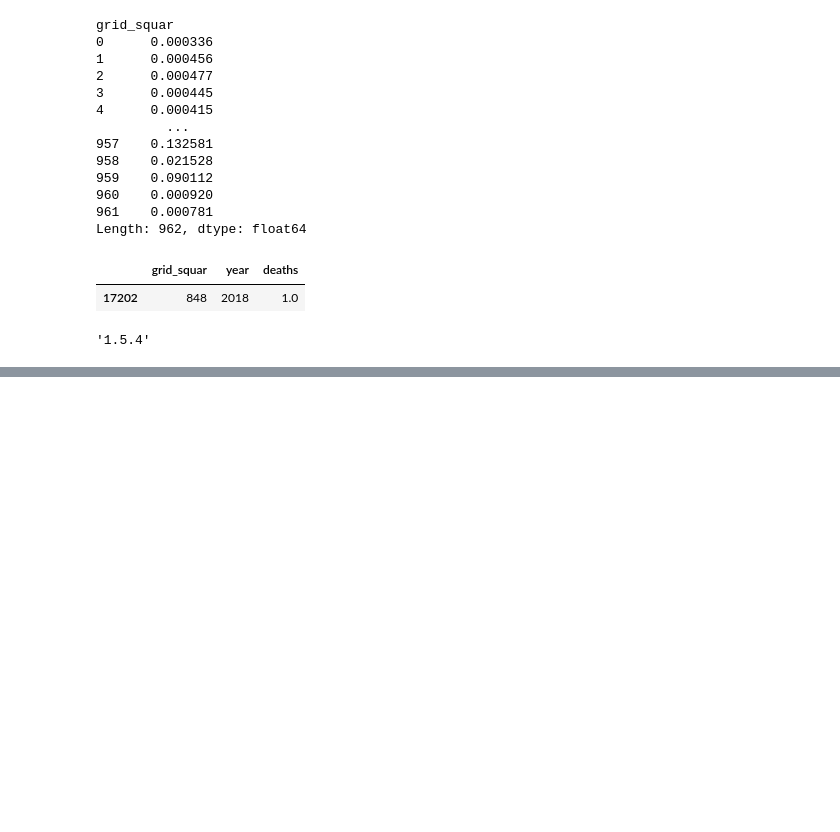
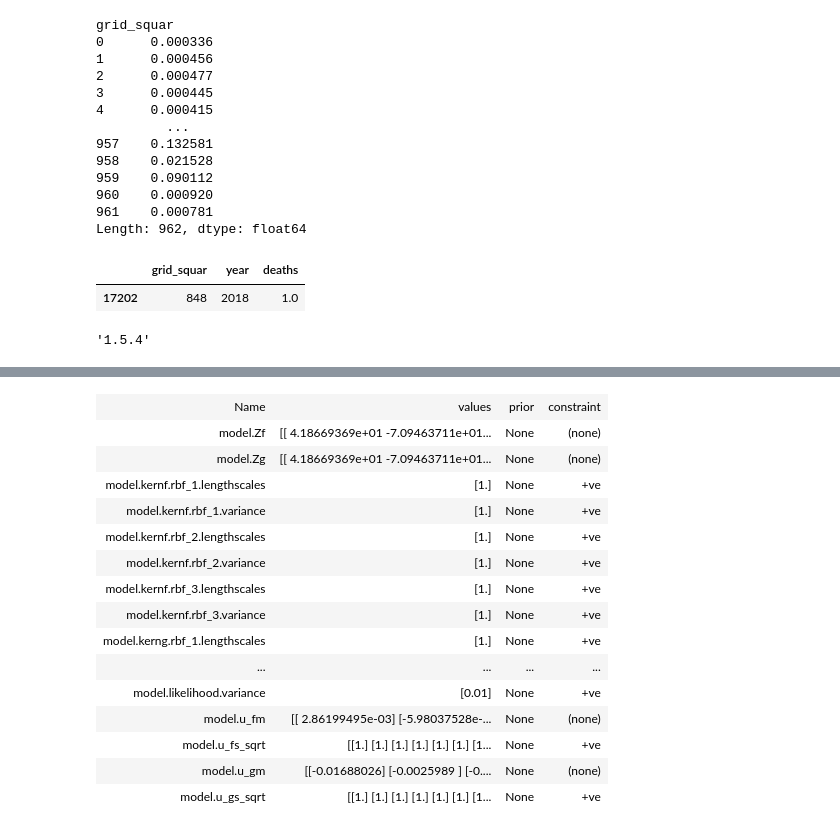
Before and after one commit to tufts-ml/opioid-overdose-models, a Jupyter notebook: notebooks/Zero-Inflated GP on Quarterly Tracts.ipynb, the cells around one changed output, grey strips where cells are left out. Cells and saved outputs as stored; diff of their text form; code cells hidden in the pictures; blank space fills up the shorter version.

```diff
--- a/notebooks/Zero-Inflated GP on Quarterly Tracts.ipynb
+++ b/notebooks/Zero-Inflated GP on Quarterly Tracts.ipynb
@@ -450,0 +481,3 @@ scipy.__version__
+# %%
+with open('/cluster/home/kheuto01/testsavemodel.mod','rb') as f:
+    stuff = pickle.load(f)
@@ -450,0 +486,19 @@ scipy.__version__
+# %%
+stuff
+# %% [output]
+| Name | values | prior | constraint |
+| model.Zf | [[ 4.18669369e+01 -7.09463711e+01... | None | (none) |
+| model.Zg | [[ 4.18669369e+01 -7.09463711e+01... | None | (none) |
+| model.kernf.rbf_1.lengthscales | [1.] | None | +ve |
+| model.kernf.rbf_1.variance | [1.] | None | +ve |
+| model.kernf.rbf_2.lengthscales | [1.] | None | +ve |
+| model.kernf.rbf_2.variance | [1.] | None | +ve |
+| model.kernf.rbf_3.lengthscales | [1.] | None | +ve |
+| model.kernf.rbf_3.variance | [1.] | None | +ve |
+| model.kerng.rbf_1.lengthscales | [1.] | None | +ve |
+| ... | ... | ... | ... |
+| model.likelihood.variance | [0.01] | None | +ve |
+| model.u_fm | [[ 2.86199495e-03] [-5.98037528e-... | None | (none) |
+| model.u_fs_sqrt | [[1.] [1.] [1.] [1.] [1.] [1.] [1... | None | +ve |
+| model.u_gm | [[-0.01688026] [-0.0025989 ] [-0.... | None | (none) |
+| model.u_gs_sqrt | [[1.] [1.] [1.] [1.] [1.] [1.] [1... | None | +ve |
```
Also changed, not shown: parts of 7 cells of this notebook, 2 other files.
